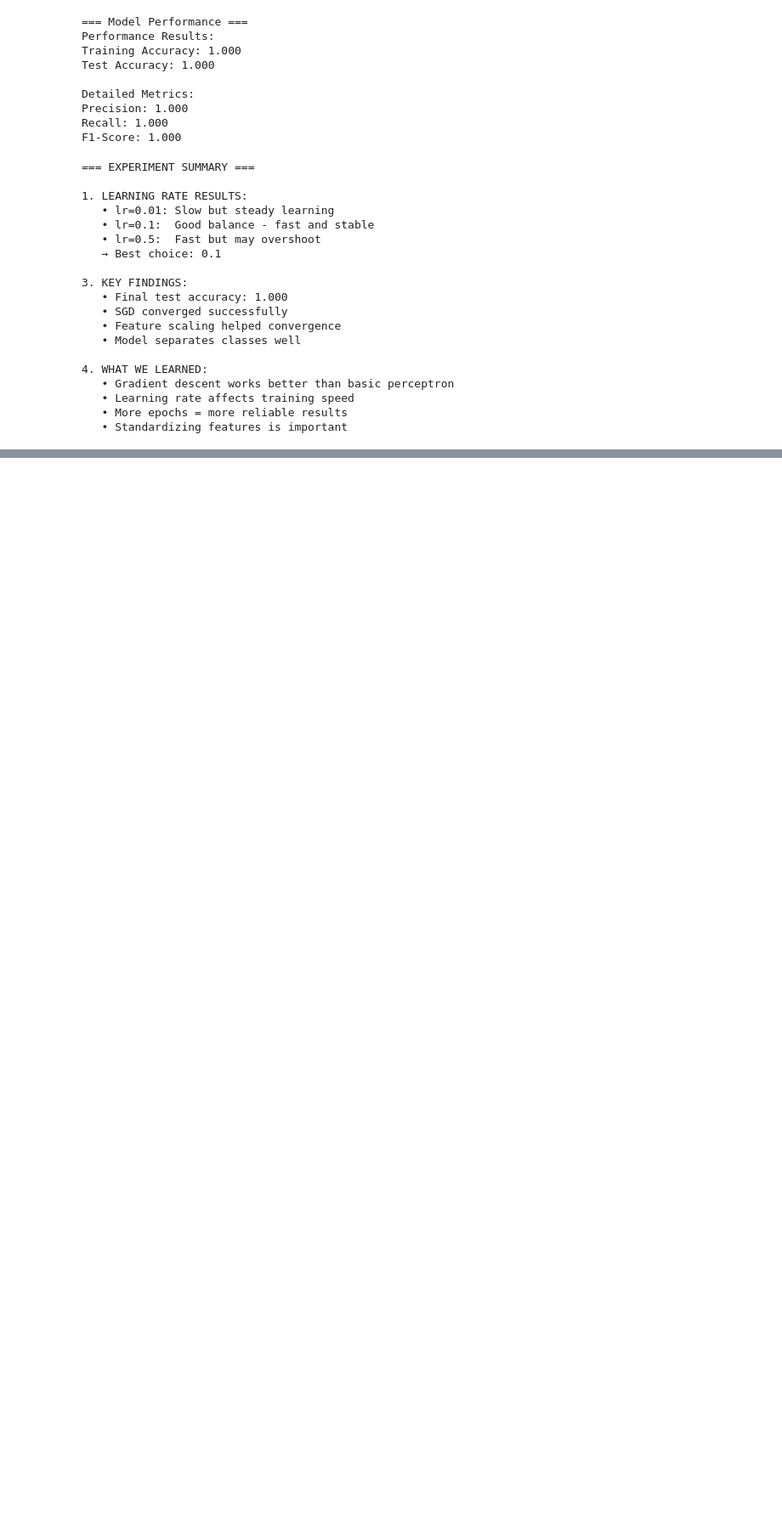
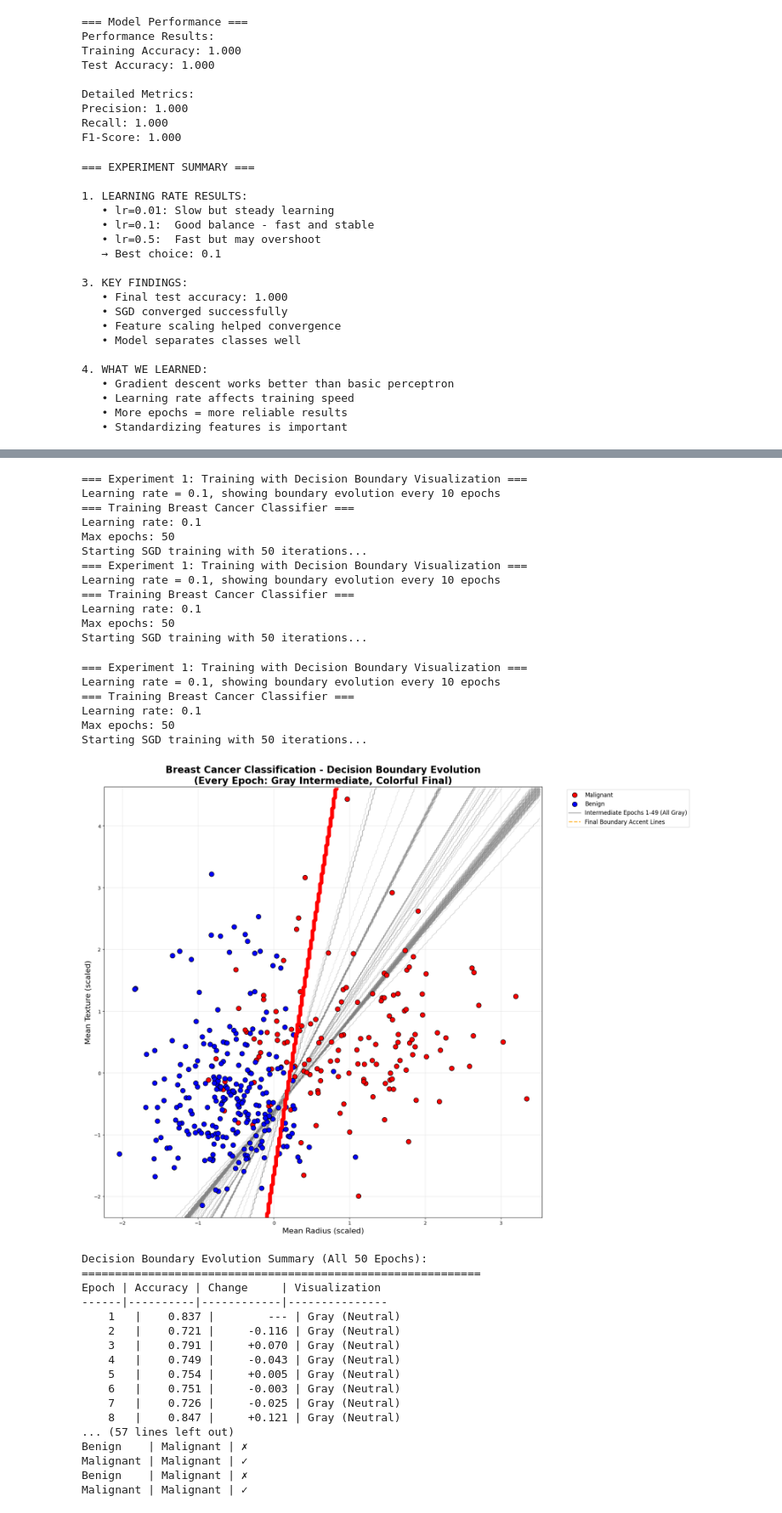
Before and after one commit to ali-shiekh16/DLP-assignments, a Jupyter notebook: assignment_01/assignment_01.ipynb, the cells around one changed output, grey strips where cells are left out. Shown at 85% size. Cells and saved outputs as stored; diff of their text form; code cells hidden in the pictures; blank space fills up the shorter version.

Commit message:
Implement breast cancer diagnosis

```diff
--- a/assignment_01/assignment_01.ipynb
+++ b/assignment_01/assignment_01.ipynb
@@ -1171,0 +1424,66 @@ print("   • Standardizing features is important")
+# %%
+# Step 4: Train the model and plot decision boundary evolution
+print("=== Experiment 1: Training with Decision Boundary Visualization ===")
+print("Learning rate = 0.1, showing boundary evolution every 10 epochs")
+
+# Train model with decision boundary plotting
+cancer_model = BreastCancerClassifier(learning_rate=0.1, max_epochs=50, plot_iterations=True)
+cancer_model.fit(X_cancer_train_scaled, y_cancer_train)
+
+# Test the model
+train_predictions = cancer_model.predict(X_cancer_train)
+test_predictions = cancer_model.predict(X_cancer_test)
+
+train_accuracy = accuracy_score(y_cancer_train, train_predictions)
+test_accuracy = accuracy_score(y_cancer_test, test_predictions)
+
+print(f"\nInitial Model Performance:")
+print(f"Training Accuracy: {train_accuracy:.3f}")
+print(f"Test Accuracy: {test_accuracy:.3f}")
+
+# Show some predictions
+print(f"\nFirst 10 Test Predictions:")
+print("Actual | Predicted | Correct?")
+print("-" * 30)
+for i in range(10):
+    actual_class = "Benign" if y_cancer_test[i] == 1 else "Malignant"
+    pred_class = "Benign" if test_predictions[i] == 1 else "Malignant"
+    is_correct = "✓" if y_cancer_test[i] == test_predictions[i] else "✗"
+    print(f"{actual_class:9} | {pred_class:9} | {is_correct}")
+# %% [output]
+=== Experiment 1: Training with Decision Boundary Visualization ===
+Learning rate = 0.1, showing boundary evolution every 10 epochs
+=== Training Breast Cancer Classifier ===
+Learning rate: 0.1
+Max epochs: 50
+Starting SGD training with 50 iterations...
+=== Experiment 1: Training with Decision Boundary Visualization ===
+Learning rate = 0.1, showing boundary evolution every 10 epochs
+=== Training Breast Cancer Classifier ===
+Learning rate: 0.1
+Max epochs: 50
+Starting SGD training with 50 iterations...
+=== Experiment 1: Training with Decision Boundary Visualization ===
+Learning rate = 0.1, showing boundary evolution every 10 epochs
+=== Training Breast Cancer Classifier ===
+Learning rate: 0.1
+Max epochs: 50
+Starting SGD training with 50 iterations...
+[figure, added]
+Decision Boundary Evolution Summary (All 50 Epochs):
+============================================================
+Epoch | Accuracy | Change     | Visualization
+------|----------|------------|---------------
+    1   |    0.837 |        --- | Gray (Neutral)
+    2   |    0.721 |     -0.116 | Gray (Neutral)
+    3   |    0.791 |     +0.070 | Gray (Neutral)
+    4   |    0.749 |     -0.043 | Gray (Neutral)
+    5   |    0.754 |     +0.005 | Gray (Neutral)
+    6   |    0.751 |     -0.003 | Gray (Neutral)
+    7   |    0.726 |     -0.025 | Gray (Neutral)
+    8   |    0.847 |     +0.121 | Gray (Neutral)
+... (57 lines left out)
+Benign    | Malignant | ✗
+Malignant | Malignant | ✓
+Benign    | Malignant | ✗
+Malignant | Malignant | ✓
```
Also changed, not shown: parts of 22 cells of this notebook.
